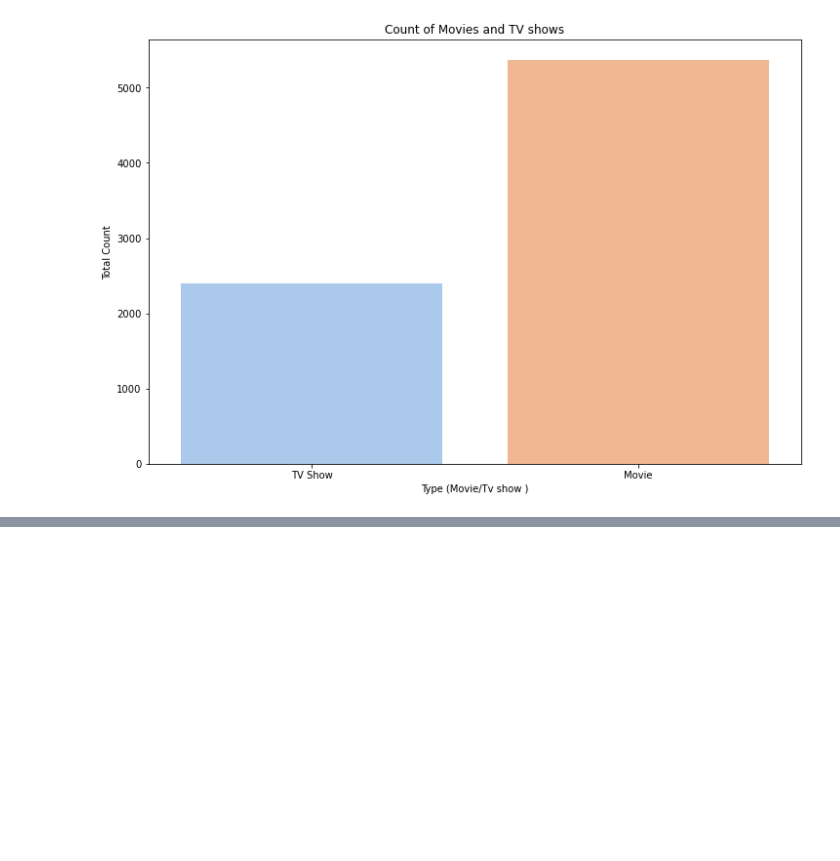
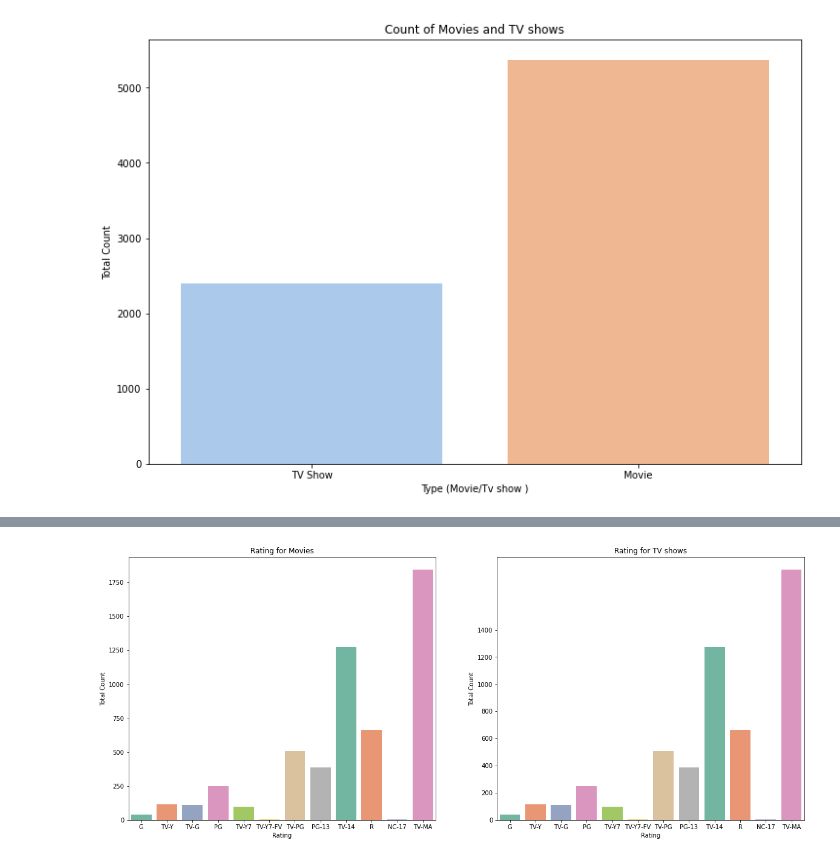
Before and after one commit to Aristo-eng/Netflix-Movies-TV-Documentaries-and-Show-analysis, a Jupyter notebook: Jupyter Notebooks/Analysis_of_netflix_movies.ipynb, the cells around one changed output, grey strips where cells are left out. Cells and saved outputs as stored; diff of their text form; code cells hidden in the pictures; blank space fills up the shorter version.

```diff
--- a/Jupyter Notebooks/Analysis_of_netflix_movies.ipynb
+++ b/Jupyter Notebooks/Analysis_of_netflix_movies.ipynb
@@ -187,0 +216,14 @@ plt.show();
+# %%
+fig, ax=plt.subplots(1,2, figsize=(20,8))
+g1=sns.countplot(netflix_data_movies.rating, order=order ,palette ="Set2",ax=ax[0]);
+g1.set_title("Rating for Movies")
+g1.set_xlabel("Rating")
+g1.set_ylabel("Total Count")
+g2=sns.countplot(netflix_data_movies.rating,order=order , palette="Set2" ,ax=ax[1])
+g2.set(yticks=np.arange(0,1600,200))
+g2.set_title("Rating for TV shows")
+g2.set_xlabel("Rating")
+g2.set_ylabel("Total Count")
+fig.show()
+# %% [output]
+[figure, added]
```
Also changed, not shown: parts of 13 cells of this notebook.
